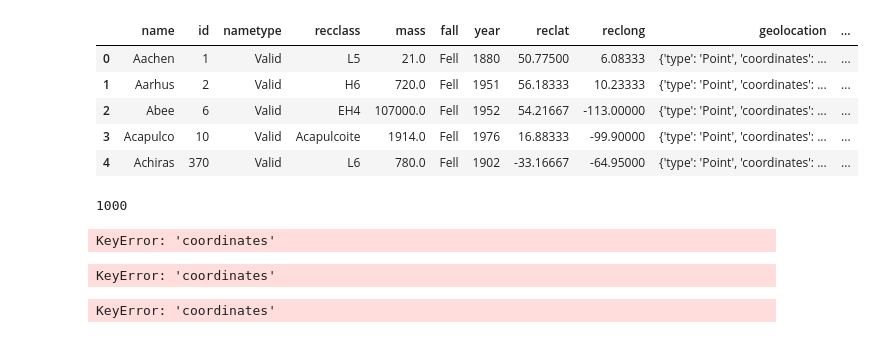
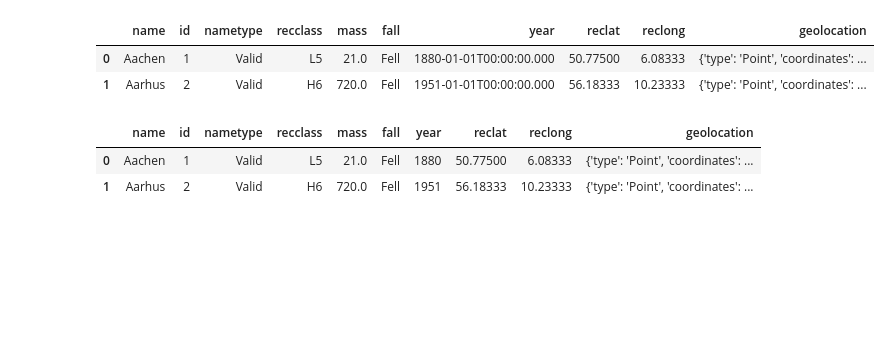
Before and after one commit to omkarpawar1430/Placement-Assignment-Omkar-Pawar, a Jupyter notebook: Python/python_que_4.ipynb, the cells around one changed output. Drawn from its saved outputs; the diff is of its cells as text; code cells hidden in the pictures; blank space fills up the shorter version.

```diff
--- a/placement_assig_rough_work.ipynb
+++ b/Python/python_que_4.ipynb
@@ -231,5 +12,0 @@ unique_values_in_type
-# %%
-import pandas as pd
-Link = "https://data.nasa.gov/resource/y77d-th95.json"
-data = pd.read_json(Link, orient = "columns")
-data.head()
@@ -265,15 +13,17 @@ memory usage: 93.9+ KB
+# %%
+# dropping the unnecessary columns:
+data = data.drop(labels=[":@computed_region_nnqa_25f4", ":@computed_region_cbhk_fwbd"], axis=1)
+data.head(2)
+# %% [output]
+|  | name | id | nametype | recclass | mass | fall | year | reclat | reclong | geolocation |
+| 0 | Aachen | 1 | Valid | L5 | 21.0 | Fell | 1880-01-01T00:00:00.000 | 50.77500 | 6.08333 | {'type': 'Point', 'coordinates': ... |
+| 1 | Aarhus | 2 | Valid | H6 | 720.0 | Fell | 1951-01-01T00:00:00.000 | 56.18333 | 10.23333 | {'type': 'Point', 'coordinates': ... |
 # %%
+# reformating year value:
+
 data["year"] = data['year'].str[:4]
+data.head(2)
+# %% [output]
+|  | name | id | nametype | recclass | mass | fall | year | reclat | reclong | geolocation |
+| 0 | Aachen | 1 | Valid | L5 | 21.0 | Fell | 1880 | 50.77500 | 6.08333 | {'type': 'Point', 'coordinates': ... |
+| 1 | Aarhus | 2 | Valid | H6 | 720.0 | Fell | 1951 | 56.18333 | 10.23333 | {'type': 'Point', 'coordinates': ... |
-# %%
-data.head()
-# %% [output]
-|  | name | id | nametype | recclass | mass | fall | year | reclat | reclong | geolocation | ... |
-| 0 | Aachen | 1 | Valid | L5 | 21.0 | Fell | 1880 | 50.77500 | 6.08333 | {'type': 'Point', 'coordinates': ... | ... |
-| 1 | Aarhus | 2 | Valid | H6 | 720.0 | Fell | 1951 | 56.18333 | 10.23333 | {'type': 'Point', 'coordinates': ... | ... |
-| 2 | Abee | 6 | Valid | EH4 | 107000.0 | Fell | 1952 | 54.21667 | -113.00000 | {'type': 'Point', 'coordinates': ... | ... |
-| 3 | Acapulco | 10 | Valid | Acapulcoite | 1914.0 | Fell | 1976 | 16.88333 | -99.90000 | {'type': 'Point', 'coordinates': ... | ... |
-| 4 | Achiras | 370 | Valid | L6 | 780.0 | Fell | 1902 | -33.16667 | -64.95000 | {'type': 'Point', 'coordinates': ... | ... |
-# %%
-len(data)
-# %% [output]
-1000
@@ -282,12 +29,0 @@ dummy_data = data
-# %%
-data[data["geolocation"].notnull()].apply(lambda x: x['coordinates'])
-# %% [output]
-KeyError: 'coordinates'
-# %%
-data[data["geolocation"].notnull()] = data[data["geolocation"].notnull()].apply(lambda x: x['coordinates'])
-# %% [output]
-KeyError: 'coordinates'
-# %%
-data["geolocation"]["coordinates"]
-# %% [output]
-KeyError: 'coordinates'
```
Also changed, not shown: parts of 47 cells of this notebook, 4 other files.
